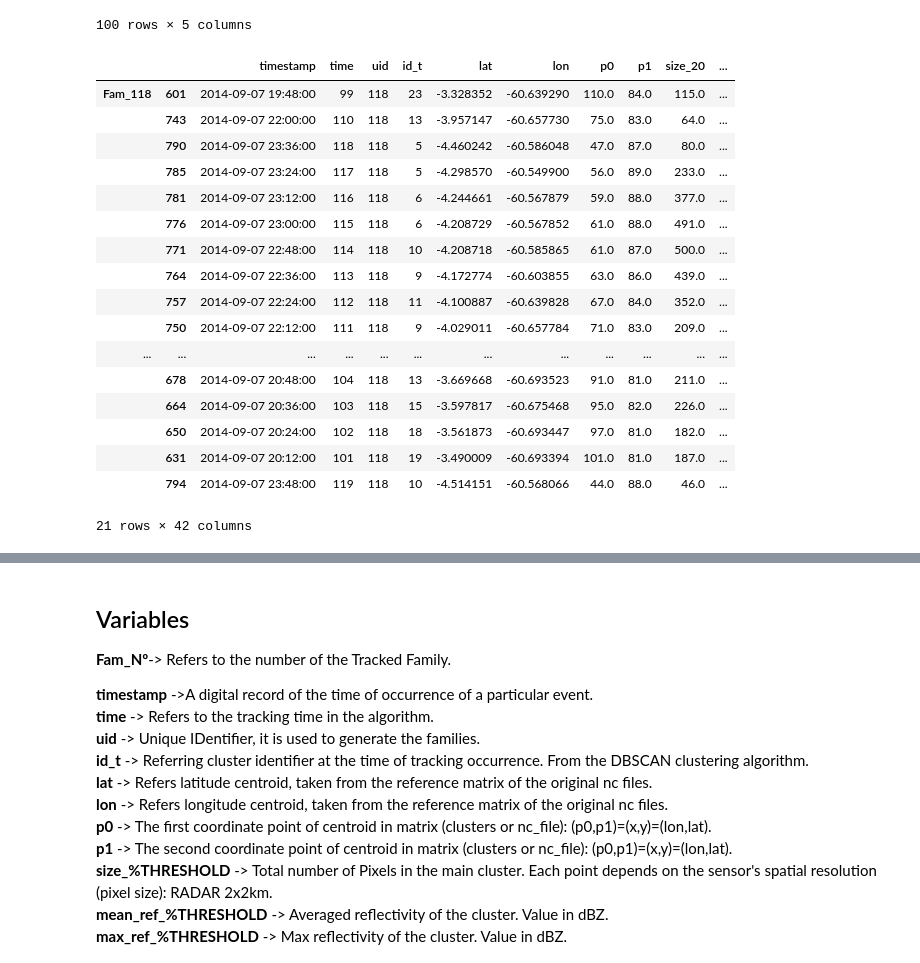
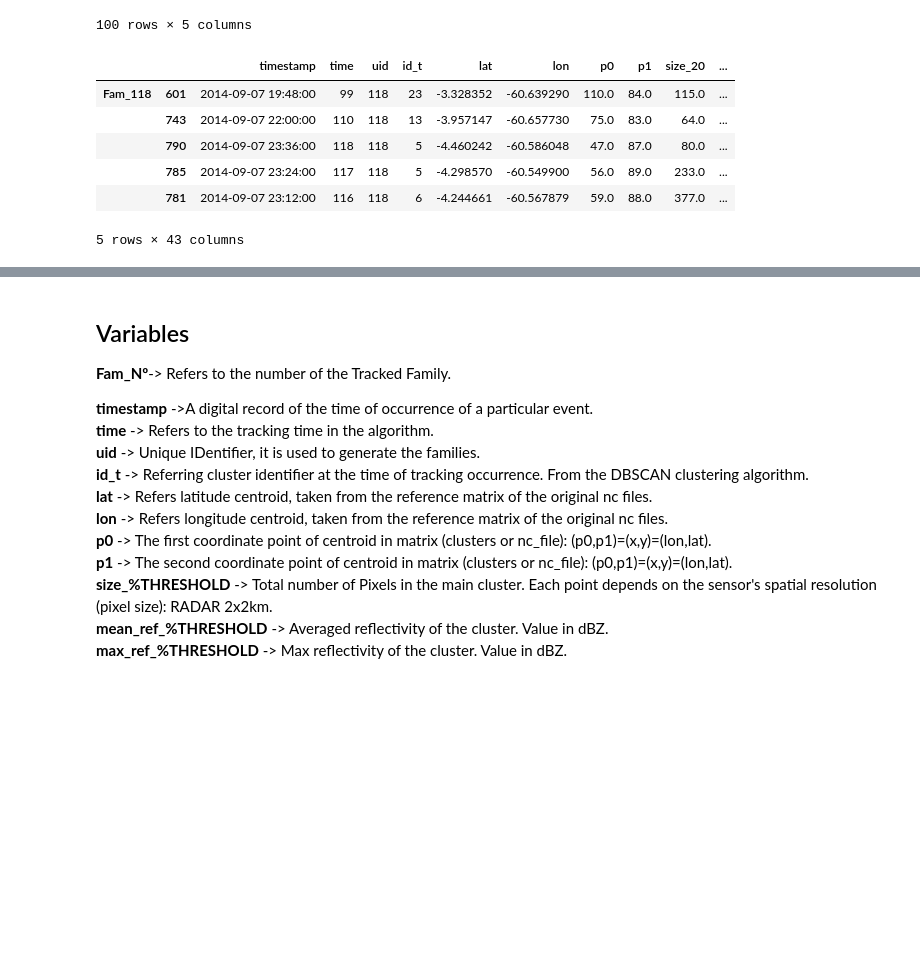
Before and after one commit to helvecioneto/stanalyzer, a Jupyter notebook: docs/Example_01.ipynb, the cells around one changed output, grey strips where cells are left out. Drawn from its saved outputs; the diff is of its cells as text; code cells hidden in the pictures; blank space fills up the shorter version.

```diff
--- a/docs/Example_01.ipynb
+++ b/docs/Example_01.ipynb
@@ -94,23 +98,14 @@ sta.life_cicle(df_filter1,sort=True)
 | 78 | 423 | 2 | 2014-09-08 07:12:00 | 2014-09-08 09:24:00 | 0 days 02:12:00 |
 100 rows × 5 columns
 # %%
-df_filter1.query('uid == 118')
+fam_test = df_filter1.query('uid == 118')
-# %% [output]
-|  |  | timestamp | time | uid | id_t | lat | lon | p0 | p1 | size_20 | ... |
-| Fam_118 | 601 | 2014-09-07 19:48:00 | 99 | 118 | 23 | -3.328352 | -60.639290 | 110.0 | 84.0 | 115.0 | ... |
-|  | 743 | 2014-09-07 22:00:00 | 110 | 118 | 13 | -3.957147 | -60.657730 | 75.0 | 83.0 | 64.0 | ... |
-|  | 790 | 2014-09-07 23:36:00 | 118 | 118 | 5 | -4.460242 | -60.586048 | 47.0 | 87.0 | 80.0 | ... |
-|  | 785 | 2014-09-07 23:24:00 | 117 | 118 | 5 | -4.298570 | -60.549900 | 56.0 | 89.0 | 233.0 | ... |
-|  | 781 | 2014-09-07 23:12:00 | 116 | 118 | 6 | -4.244661 | -60.567879 | 59.0 | 88.0 | 377.0 | ... |
-|  | 776 | 2014-09-07 23:00:00 | 115 | 118 | 6 | -4.208729 | -60.567852 | 61.0 | 88.0 | 491.0 | ... |
-|  | 771 | 2014-09-07 22:48:00 | 114 | 118 | 10 | -4.208718 | -60.585865 | 61.0 | 87.0 | 500.0 | ... |
-|  | 764 | 2014-09-07 22:36:00 | 113 | 118 | 9 | -4.172774 | -60.603855 | 63.0 | 86.0 | 439.0 | ... |
-|  | 757 | 2014-09-07 22:24:00 | 112 | 118 | 11 | -4.100887 | -60.639828 | 67.0 | 84.0 | 352.0 | ... |
-|  | 750 | 2014-09-07 22:12:00 | 111 | 118 | 9 | -4.029011 | -60.657784 | 71.0 | 83.0 | 209.0 | ... |
-| ... | ... | ... | ... | ... | ... | ... | ... | ... | ... | ... | ... |
-|  | 678 | 2014-09-07 20:48:00 | 104 | 118 | 13 | -3.669668 | -60.693523 | 91.0 | 81.0 | 211.0 | ... |
-|  | 664 | 2014-09-07 20:36:00 | 103 | 118 | 15 | -3.597817 | -60.675468 | 95.0 | 82.0 | 226.0 | ... |
-|  | 650 | 2014-09-07 20:24:00 | 102 | 118 | 18 | -3.561873 | -60.693447 | 97.0 | 81.0 | 182.0 | ... |
-|  | 631 | 2014-09-07 20:12:00 | 101 | 118 | 19 | -3.490009 | -60.693394 | 101.0 | 81.0 | 187.0 | ... |
-|  | 794 | 2014-09-07 23:48:00 | 119 | 118 | 10 | -4.514151 | -60.568066 | 44.0 | 88.0 | 46.0 | ... |
-21 rows × 42 columns
+# %%
+fam_test.head()
+# %% [output]
+|  |  | timestamp | time | uid | id_t | lat | lon | p0 | p1 | size_20 | ... |
+| Fam_118 | 601 | 2014-09-07 19:48:00 | 99 | 118 | 23 | -3.328352 | -60.639290 | 110.0 | 84.0 | 115.0 | ... |
+|  | 743 | 2014-09-07 22:00:00 | 110 | 118 | 13 | -3.957147 | -60.657730 | 75.0 | 83.0 | 64.0 | ... |
+|  | 790 | 2014-09-07 23:36:00 | 118 | 118 | 5 | -4.460242 | -60.586048 | 47.0 | 87.0 | 80.0 | ... |
+|  | 785 | 2014-09-07 23:24:00 | 117 | 118 | 5 | -4.298570 | -60.549900 | 56.0 | 89.0 | 233.0 | ... |
+|  | 781 | 2014-09-07 23:12:00 | 116 | 118 | 6 | -4.244661 | -60.567879 | 59.0 | 88.0 | 377.0 | ... |
+5 rows × 43 columns
```
Also changed, not shown: parts of 15 cells of this notebook, 2 other files.
